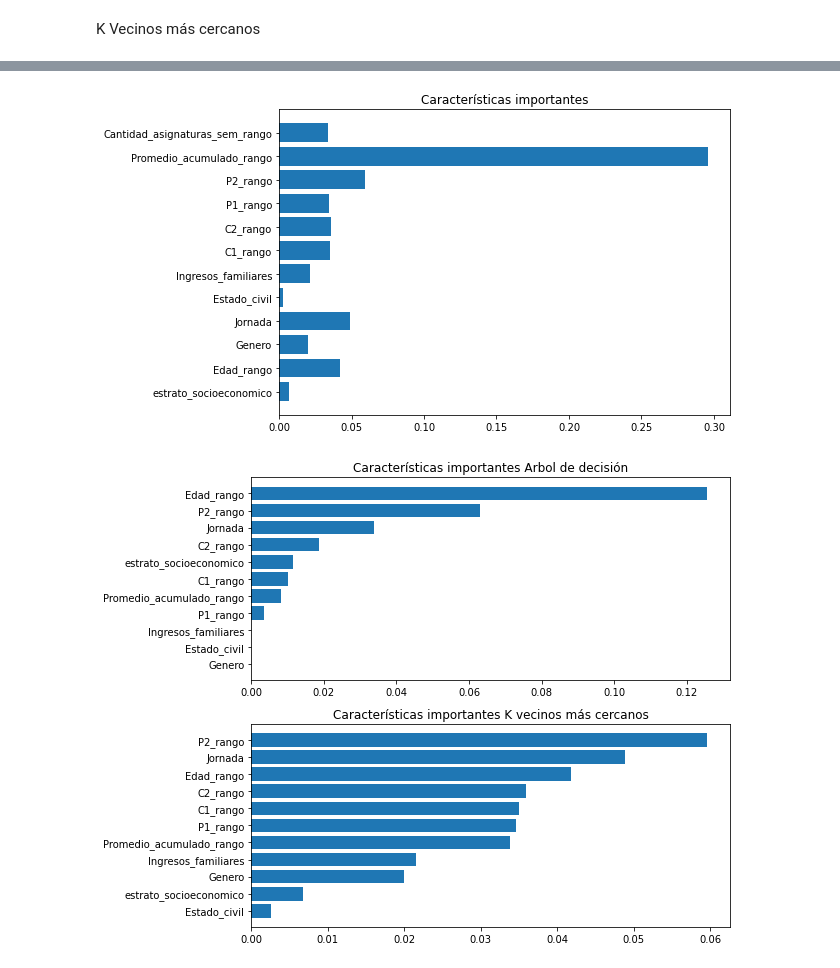
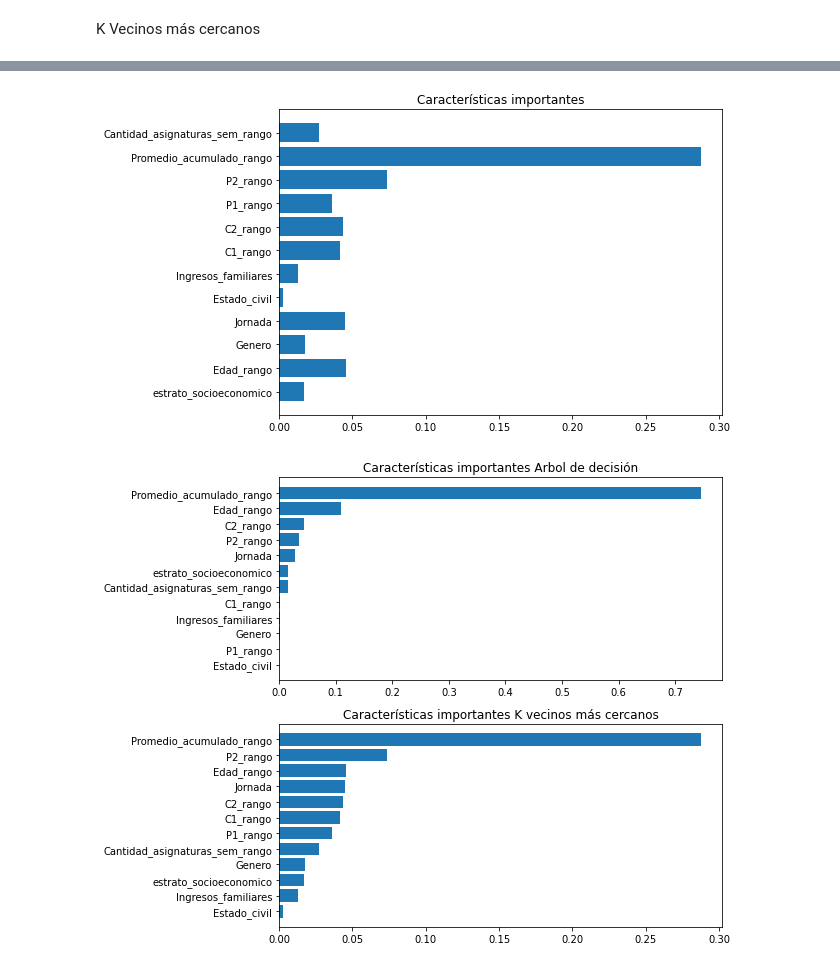
Before and after one commit to lsrinconc/tg-desercion, a Jupyter notebook: Generacion_modelo.ipynb, the cells around one changed output, grey strips where cells are left out. Saved outputs shown, nothing was run; the diff lists cells and outputs as text; code cells hidden in the pictures.

Commit message:
Version final de notebook para la generacion del modelo y del modelo

```diff
--- a/Generacion_modelo.ipynb
+++ b/Generacion_modelo.ipynb
@@ -277,6 +246,6 @@ plt.show()
 # %%
 #Modelo
-k = 10
+k = 11
 knn = KNeighborsClassifier(k)
 knn.fit(X_entr_knn, y_entr)
 y_pred = knn.predict(X_prueba_knn)
@@ -293,12 +262,8 @@ Specificity Score: 0.9044
 # %%
-
-# get importance
+# Imprimir caracterisitcas importantes
 results = permutation_importance(knn, X_prueba_knn, y_pred, scoring='accuracy')
 K_importance = results.importances_mean
 
-# summarize feature importance
-#for i,v in enumerate(K_importance):
-#	print('Feature: %0d, Score: %.5f' % (i,v))
 
 plt.figure(figsize=(9, 5))
 plt.title('Características importantes')
@@ -307,31 +272,28 @@ plt.yticks(range(X_prueba_knn.shape[1]), columns)
 plt.tight_layout()
 plt.show()
 # %% [output]
-[figure, old version]
+[figure, new version]
 # %%
-#Se elimina el index 10  , correspondiente a promedio_acumulado_rango
-importance2 = np.delete(importance,10)
-K_importance2 = np.delete(K_importance,10)
 
 #Se ordenan las importancias
-sorted_indices = np.argsort(importance2)
-sorted_indices_knn = np.argsort(K_importance2)
+sorted_indices = np.argsort(importance)
+sorted_indices_knn = np.argsort(K_importance)
 
-#se grafican las características
+#se grafican las características de ambos modelos
 fig, (ax1, ax2)  = plt.subplots(2,1,figsize=(9,7))
 
 ax1.set_title("Características importantes Arbol de decisión")
-ax1.barh(range(11), importance2[sorted_indices], align='center')
-ax1.set_yticks(   (range(11) ) )
+ax1.barh(range(12), importance[sorted_indices], align='center')
+ax1.set_yticks(   (range(12) ) )
 ax1.set_yticklabels(   (  X.columns[sorted_indices.astype(int)]) )
 
 ax2.set_title("Características importantes K vecinos más cercanos")
-ax2.barh(range(11), K_importance2[sorted_indices_knn], align='center')
-ax2.set_yticks((range(11)))
+ax2.barh(range(12), K_importance[sorted_indices_knn], align='center')
+ax2.set_yticks((range(12)))
 ax2.set_yticklabels(X.columns[sorted_indices_knn.astype(int)])
 fig.tight_layout()
 
 plt.show()
 # %% [output]
-[figure, old version]
+[figure, new version]
 # %%
```
Also changed, not shown: parts of 11 cells of this notebook, 1 other file.
